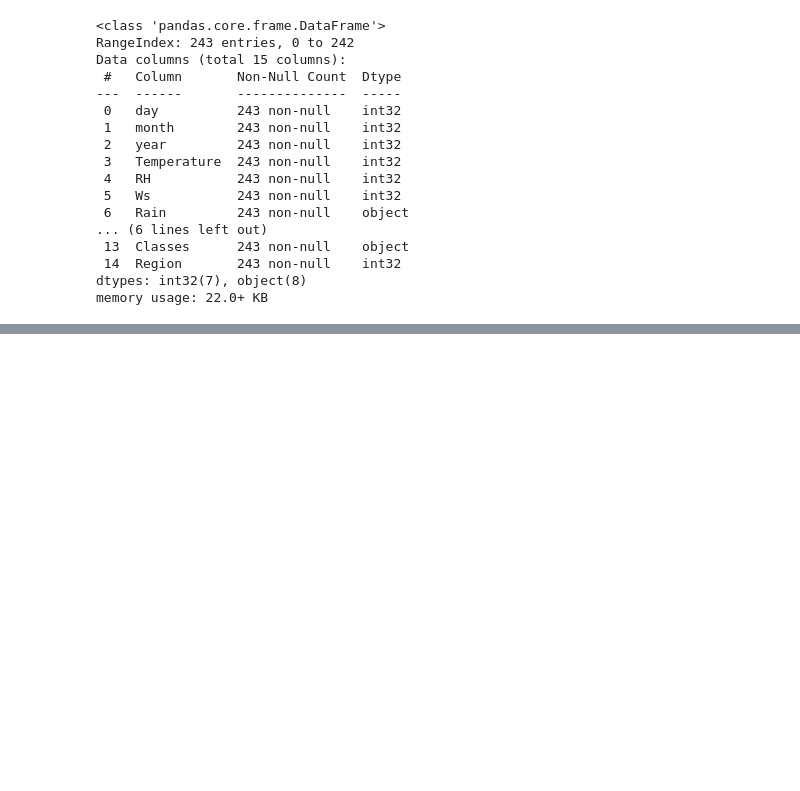
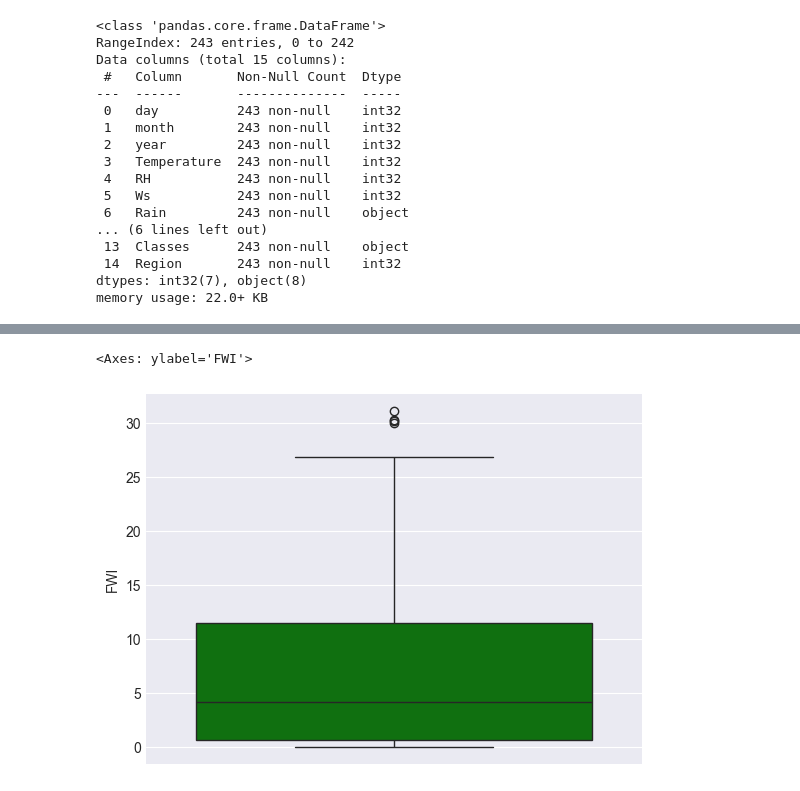
Before and after one commit to itssahilwhat/AI-Fundamentals, a Jupyter notebook: Linear Regression/Ridge & Lasso Regression.ipynb, the cells around one changed output, grey strips where cells are left out. Saved outputs shown, nothing was run; the diff lists cells and outputs as text; code cells hidden in the pictures; blank space fills up the shorter version.

```diff
--- a/Linear Regression/Ridge & Lasso Regression.ipynb
+++ b/Linear Regression/Ridge & Lasso Regression.ipynb
@@ -233,0 +321,5 @@ for i in objects:
+# %%
+sns.boxplot(df['FWI'],color='green')
+# %% [output]
+<Axes: ylabel='FWI'>
+[figure, added]
```
Also changed, not shown: parts of 18 cells of this notebook, 1 other file.
